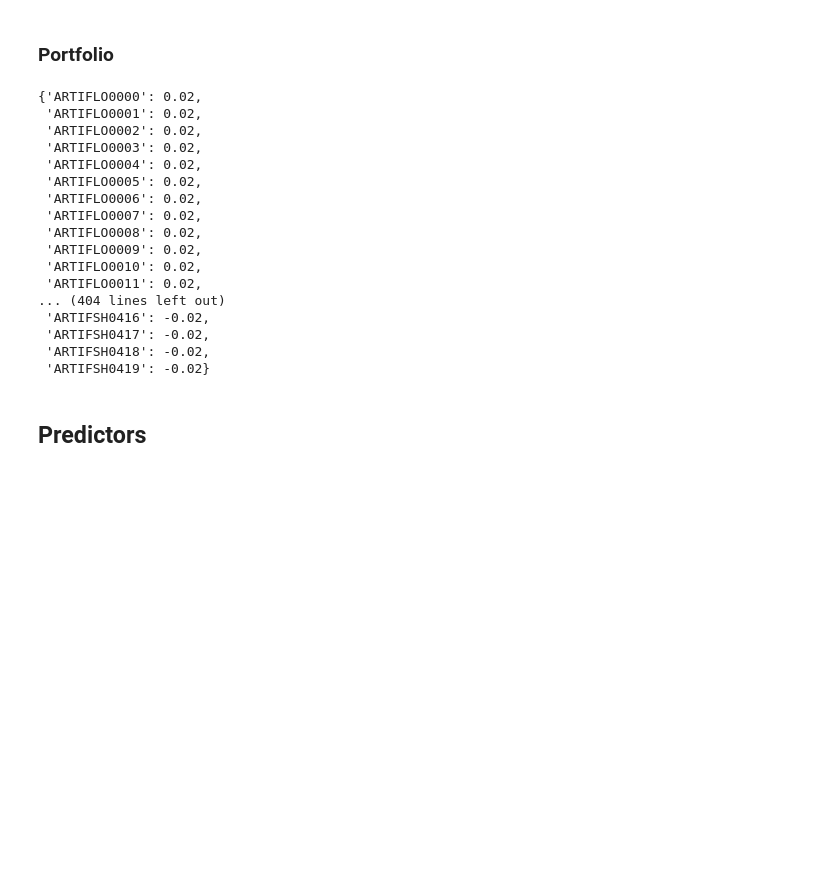
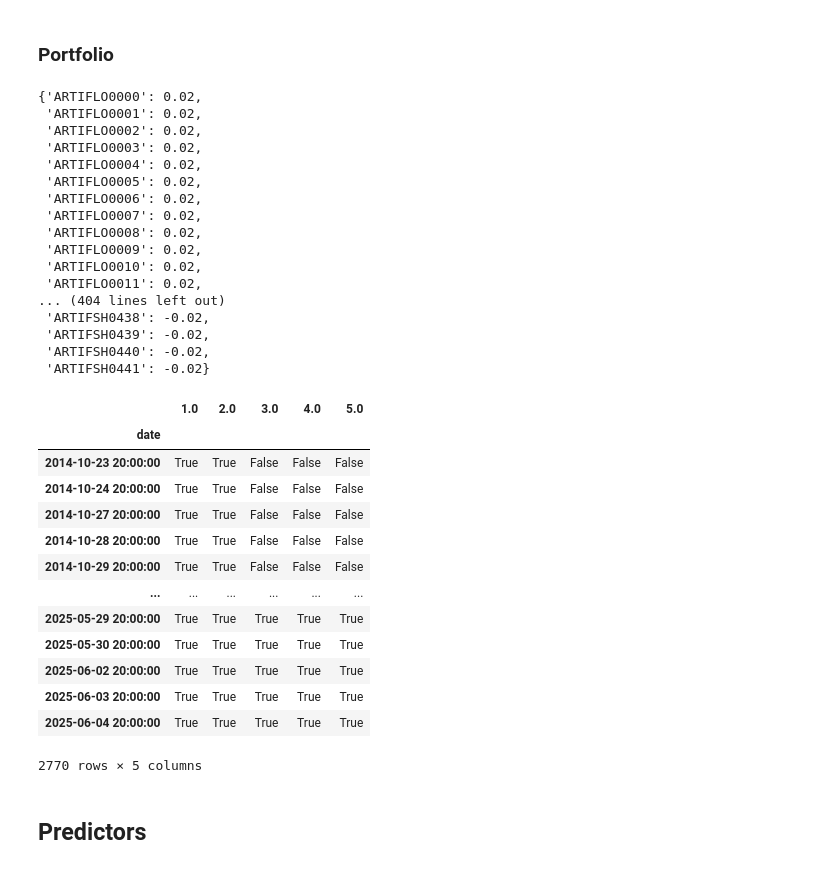
Before and after one commit to paulruesing/hybrid-rl-index-trading, a Jupyter notebook: notebooks/agent_dev.ipynb, the cells around one changed output. Drawn from its saved outputs; the diff is of its cells as text; code cells hidden in the pictures; blank space fills up the shorter version.

```diff
--- a/notebooks/agent_dev.ipynb
+++ b/notebooks/agent_dev.ipynb
@@ -271,9 +271,10 @@ class KOCertificateSet:
 
     def get_product_from_leverage_span(self, date: str, direction: Literal['long', 'short'],
                                        leverage_span: (int, int),
-                                       return_all=False) -> Union[str, KOCertificate]:
+                                       return_all=False,
+                                       search_ascending=True) -> Union[str, KOCertificate]:
 
-        """ Search for product with the smallest leverage inside leverage_span. Raises KeyError if no produt found. """
+        """ Search for product with the smallest (if search_ascending) leverage inside leverage_span. Raises KeyError if no produt found. """
         # utilise pre-computed leverage frame across time and products:
         frame = self.long_leverage_frame if direction == 'long' else self.short_leverage_frame
         leverages = frame.loc[date, :]  # select specified date
@@ -283,12 +284,40 @@ class KOCertificateSet:
 
         # select product with the smallest leverage inside span:
         if not return_all:
-            isin = candidates.sort_values().index[0]
+            isin = candidates.sort_values(ascending=search_ascending).index[0]
             return isin
         else:  # if all isins should be returned:
-            isins = list(candidates.sort_values().index)
+            isins = list(candidates.sort_values(ascending=search_ascending).index)
             if not isinstance(isins, list): isins = [isins]
             return isins
+
+    @staticmethod
+    def _check_leverage_availability_per_row(row: pd.Series, leverage_categories: [float] = None) -> pd.Series:
+        """ To be applied via pd.DataFrame.apply(axis='columns') to each row of the leverage_frame. """
+        # construct leverage categories to check:
+        if leverage_categories is None: leverage_categories = [1.0, 2.0, 3.0, 4.0, 5.0]
+        leverage_span_tuples = [(start, np.inf if ind+1 == len(leverage_categories) else leverage_categories[ind+1]) for ind, start in enumerate(leverage_categories)]
+
+        # derive unique leverages:
+        unique_leverages = pd.Series(row.unique())
+
+        # return series with Bool whether leverage is available per category:
+        availabilities = [len(unique_leverages.loc[(upper > unique_leverages) & (unique_leverages > lower)]) != 0 for lower, upper in leverage_span_tuples]
+        return pd.Series(index=leverage_categories, data=availabilities)
+
+    def get_leverage_availability(self, product_type: Literal["long", "short"],
+                                  hour_minute_to_check: (int, int) = None,
+                                  leverage_categories: [float] = None) -> pd.DataFrame:
+        """ Check leverage product availability along each time step (rows) and leverage_category (columns). """
+        # select leverage_frame based on direction:
+        if product_type == "long": frame = self.long_leverage_frame
+        elif product_type == "short": frame = self.short_leverage_frame
+
+        # select timestamps to be scrutinized:
+        frame = frame.loc[(frame.index.hour == hour_minute_to_check[0]) & (frame.index.minute == hour_minute_to_check[1])]
+
+        # check leverage availabilities:
+        return frame.apply(func=self._check_leverage_availability_per_row, axis='columns', leverage_categories=leverage_categories)
 
     ######### Properties #######
     @property
@@ -320,6 +349,7 @@ class KOCertificateSet:
         """ Dataframe with long products' leverages by date (rows) and product-isin (columns). """
         if self._long_leverage_frame is None:
             self._long_leverage_frame = pd.DataFrame({product.isin: product.leverage_series for product in self.future_product_instances if product.direction == 'long'})
+            self._long_leverage_frame.fillna(0, inplace=True)  # na arises if issue date is later than considered timestamp, 0 is used as identifier that product isn't available (either KO or not yet issued)
         return self._long_leverage_frame
 
     @property
@@ -327,6 +357,7 @@ class KOCertificateSet:
         """ Dataframe with short products' leverages by date (rows) and product-isin (columns). """
         if self._short_leverage_frame is None:
             self._short_leverage_frame = pd.DataFrame({product.isin: product.leverage_series for product in self.future_product_instances if product.direction == 'short'})
+            self._short_leverage_frame.fillna(0, inplace=True)  # na arises if issue date is later than considered timestamp, 0 is used as identifier that product isn't available (either KO or not yet issued)
         return self._short_leverage_frame
 
     @property
@@ -382,10 +413,27 @@ portfolio.plot_leverages()
  'ARTIFLO0010': 0.02,
  'ARTIFLO0011': 0.02,
 ... (404 lines left out)
- 'ARTIFSH0416': -0.02,
- 'ARTIFSH0417': -0.02,
- 'ARTIFSH0418': -0.02,
- 'ARTIFSH0419': -0.02}
+ 'ARTIFSH0438': -0.02,
+ 'ARTIFSH0439': -0.02,
+ 'ARTIFSH0440': -0.02,
+ 'ARTIFSH0441': -0.02}
+# %%
+portfolio.get_leverage_availability("long", hour_minute_to_check=(20, 0))
+# %% [output]
+|  | 1.0 | 2.0 | 3.0 | 4.0 | 5.0 |
+| date |  |  |  |  |  |
+| 2014-10-23 20:00:00 | True | True | False | False | False |
+| 2014-10-24 20:00:00 | True | True | False | False | False |
+| 2014-10-27 20:00:00 | True | True | False | False | False |
+| 2014-10-28 20:00:00 | True | True | False | False | False |
+| 2014-10-29 20:00:00 | True | True | False | False | False |
+| ... | ... | ... | ... | ... | ... |
+| 2025-05-29 20:00:00 | True | True | True | True | True |
+| 2025-05-30 20:00:00 | True | True | True | True | True |
+| 2025-06-02 20:00:00 | True | True | True | True | True |
+| 2025-06-03 20:00:00 | True | True | True | True | True |
+| 2025-06-04 20:00:00 | True | True | True | True | True |
+2770 rows × 5 columns
 # %% [markdown]
 ## Predictors
 # %%
```
Also changed, not shown: parts of 25 cells of this notebook.
